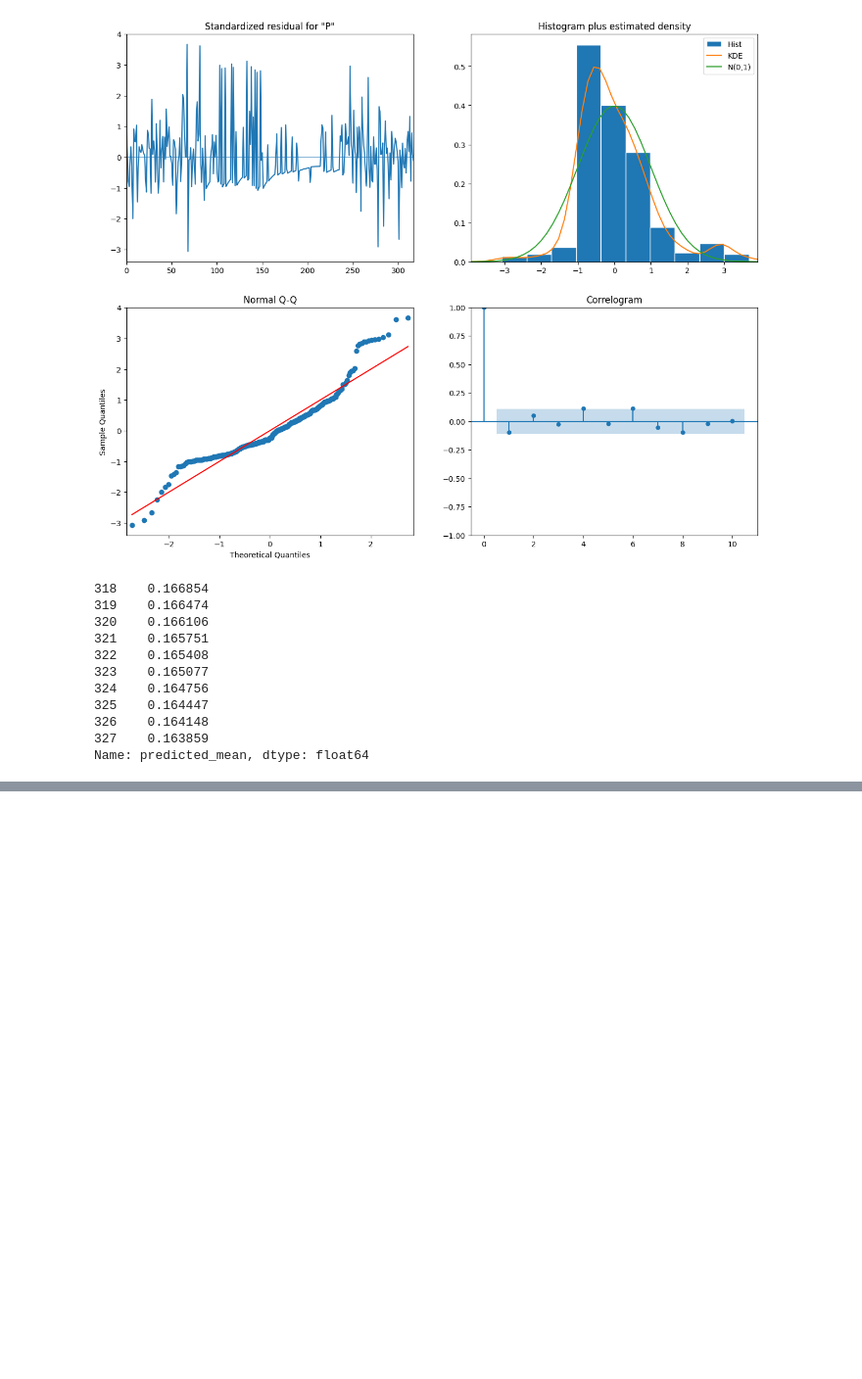
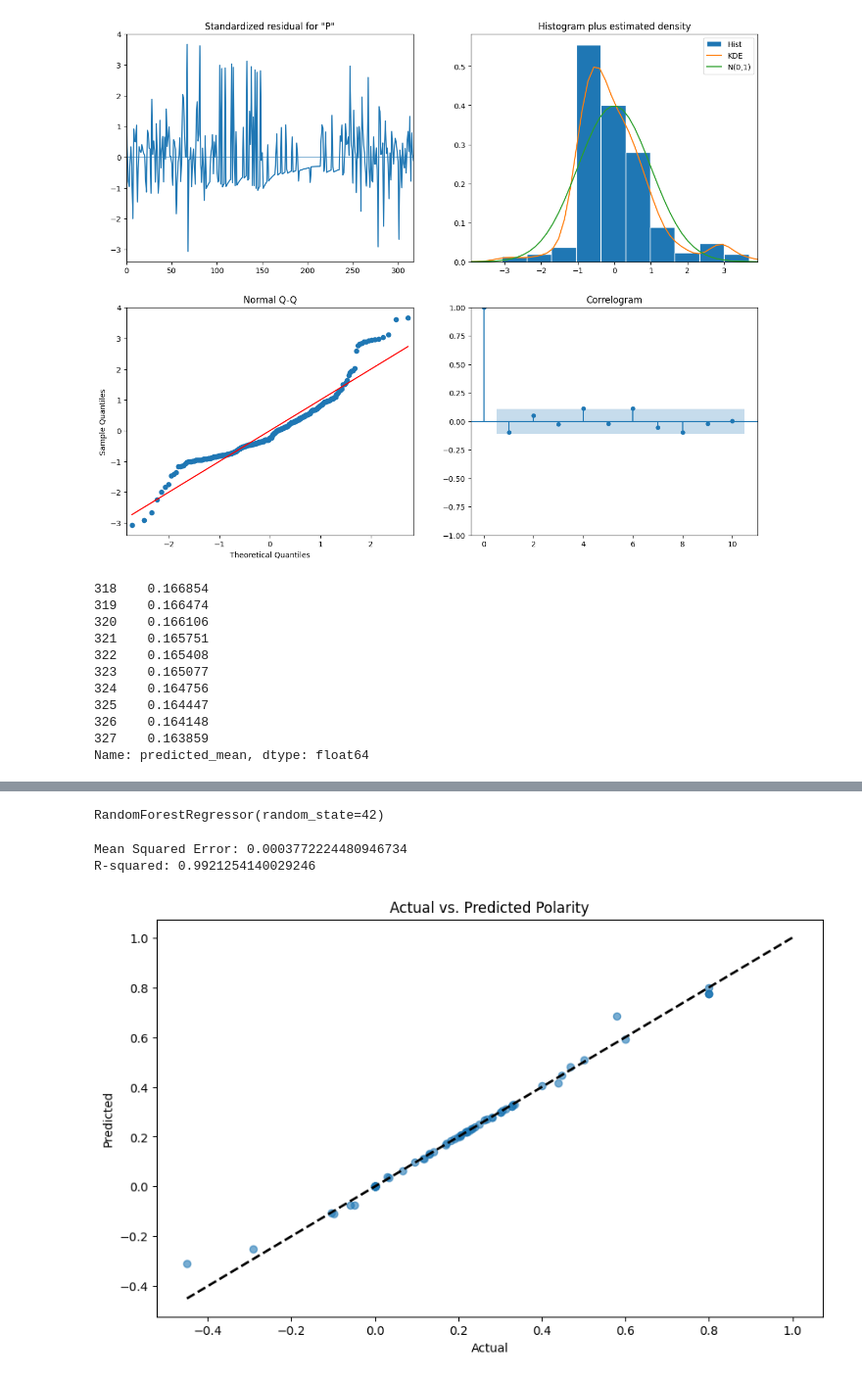
Before and after one commit to troniixx/DataScienceProject, a Jupyter notebook: Event Impact Analysis/event_impact.ipynb, the cells around one changed output, grey strips where cells are left out. Shown at 98% size. Saved outputs shown, nothing was run; the diff lists cells and outputs as text; code cells hidden in the pictures; blank space fills up the shorter version.

Commit message:
added random forest regressor

```diff
--- a/Event Impact Analysis/event_impact.ipynb
+++ b/Event Impact Analysis/event_impact.ipynb
@@ -12,6 +12,7 @@ df = pd.read_csv("/Users/merterol/Desktop/UZH/CompLing:CompSci/CompSci/Sem2/ESC4
 # %% [markdown]
 Event Ranges with margins before and after
 # %%
+df = pd.read_csv("/Users/merterol/Desktop/UZH/CompLing:CompSci/CompSci/Sem2/ESC403/ESC403_Project/DataScienceProject/visuals/df_csv/CertifiedNews_df_merged.csv")
 df["Date"] = pd.to_datetime(df["Date"])
 
 events = {
@@ -218,0 +245,8 @@ Name: predicted_mean, dtype: float64
+# %%
+if "Date" in df.columns:
+    df["Year"] = df["Date"].dt.year
+    df["Month"] = df["Date"].dt.month
+    df["Day"] = df["Date"].dt.day
+    df.drop("Date", axis=1, inplace=True)
+
+df.dtypes
@@ -218,0 +267,33 @@ Name: predicted_mean, dtype: float64
+# %%
+X = df.drop(["Subjectivity", "Text", "COVID-19 Pandemic", "Ukraine Conflict", "Biden Election Period", "Trump Election Period", "GTA 5 Release", "Snowden Leak"], axis=1)
+y = df["Polarity"]
+
+X_train, X_test, y_train, y_test = train_test_split(X, y, test_size=0.3, random_state=42)
+
+# Training the model
+regressor = RandomForestRegressor(n_estimators=100, random_state=42)
+regressor.fit(X_train, y_train)
+# %% [output]
+RandomForestRegressor(random_state=42)
+# %%
+y_pred = regressor.predict(X_test)
+
+# Calculate metrics
+mse = mean_squared_error(y_test, y_pred)
+r2 = r2_score(y_test, y_pred)
+
+print(f"Mean Squared Error: {mse}")
+print(f"R-squared: {r2}")
+# %% [output]
+Mean Squared Error: 0.0003772224480946734
+R-squared: 0.9921254140029246
+# %%
+plt.figure(figsize=(10, 6))
+plt.scatter(y_test, y_pred, alpha=0.6)
+plt.plot([y.min(), y.max()], [y.min(), y.max()], 'k--', lw=2)  # Line showing perfect predictions
+plt.xlabel('Actual')
+plt.ylabel('Predicted')
+plt.title('Actual vs. Predicted Polarity')
+plt.show()
+# %% [output]
+[figure, added]
```
Also changed, not shown: parts of 11 cells of this notebook.
